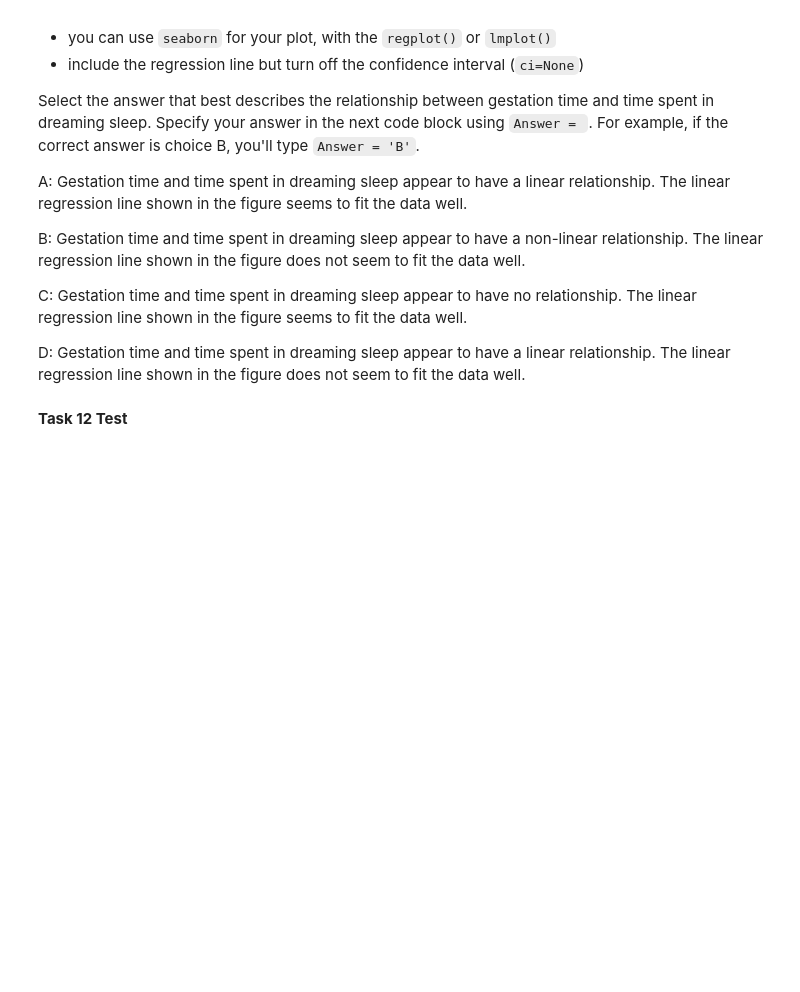
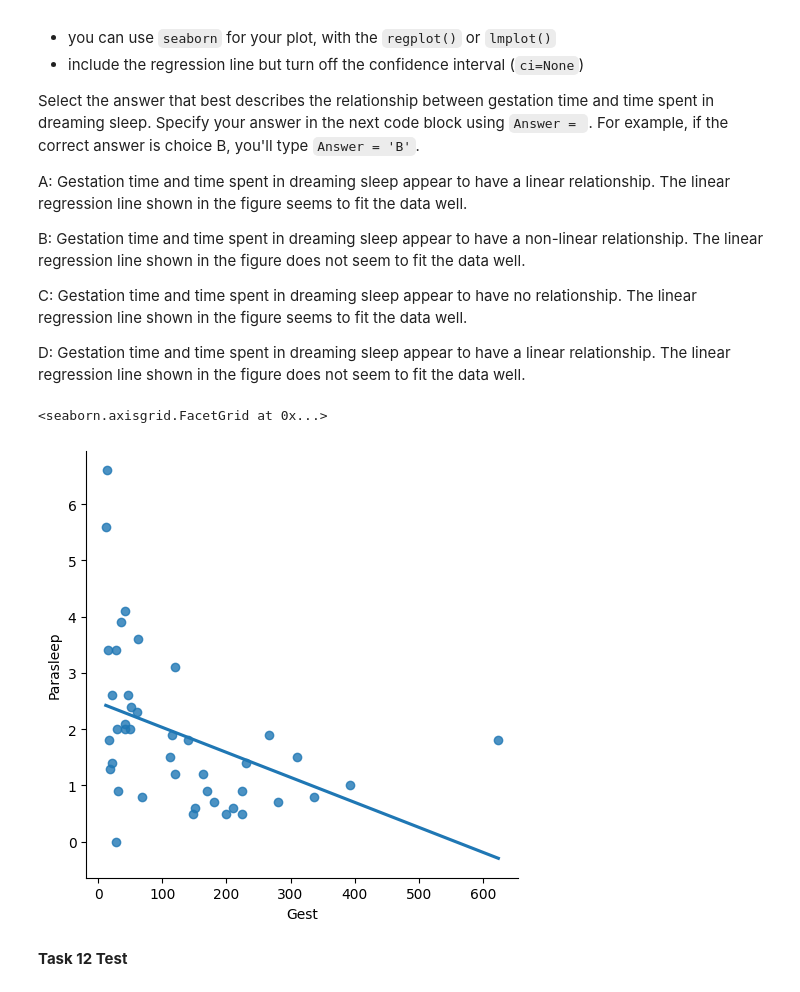
Before and after one commit to sikoh/DS-Linear-Algebra, a Jupyter notebook: Inference-Linear-Regression/DS_InferenceForRegression_Homework.ipynb, the cells around one changed output. Drawn from its saved outputs; the diff is of its cells as text; code cells hidden in the pictures; blank space fills up the shorter version.

```diff
--- a/Inference-Linear-Regression/DS_InferenceForRegression_Homework.ipynb
+++ b/Inference-Linear-Regression/DS_InferenceForRegression_Homework.ipynb
@@ -359,7 +384,7 @@ Before we can look at the data, we need to load in the data. The URL has been pr
 data_url_2 = 'https://raw.githubusercontent.com/LambdaSchool/data-science-practice-datasets/main/unit_1/Sleep/Sleep.csv'
 
 # YOUR CODE HERE
-raise NotImplementedError()
-
+#raise NotImplementedError()
+df_sleep = pd.read_csv(data_url_2)
 # Print out your DataFrame
 df_sleep.head()
@@ -387,6 +423,11 @@ B: Gestation time and time spent in dreaming sleep appear to have a non-linear r
 C: Gestation time and time spent in dreaming sleep appear to have no relationship.  The linear regression line shown in the figure seems to fit the data well.
 
 D: Gestation time and time spent in dreaming sleep appear to have a linear relationship.  The linear regression line shown in the figure does not seem to fit the data well.
+# %%
+sns.lmplot(x = 'Gest', y = 'Parasleep', data = df_sleep, ci = None)
+# %% [output]
+<seaborn.axisgrid.FacetGrid at 0x...>
+[figure, added]
 # %%
 # Task 12
 
```
Also changed, not shown: parts of 12 cells of this notebook.
